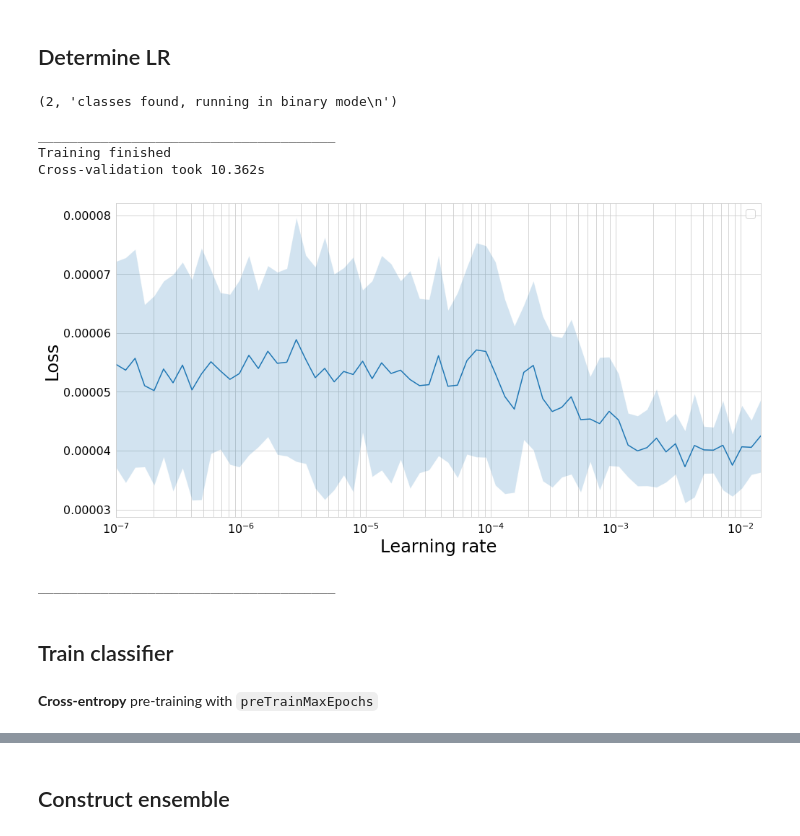
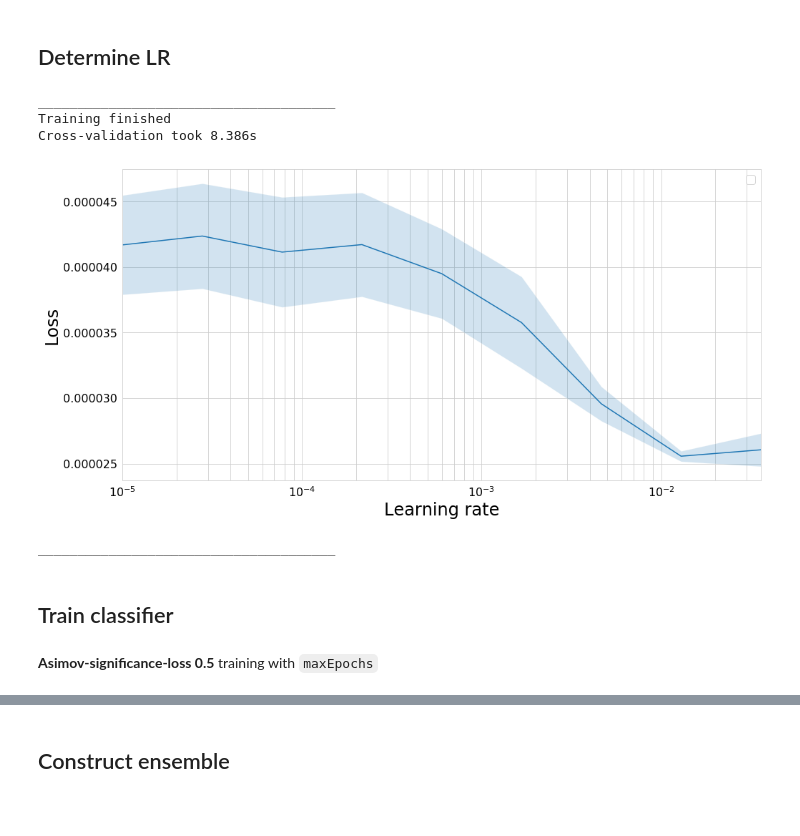
Before and after one commit to telenz/QCHS-2018, a Jupyter notebook: Notebooks/1_2_Model_Baseline-ReLU-CLR-AsimovLoss.ipynb, the cells around one changed output, grey strips where cells are left out. Saved outputs shown, nothing was run; the diff lists cells and outputs as text; code cells hidden in the pictures; blank space fills up the shorter version.

```diff
--- a/Notebooks/1_2_Model_Baseline-ReLU-CLR-AsimovLoss.ipynb
+++ b/Notebooks/1_2_Model_Baseline-ReLU-CLR-AsimovLoss.ipynb
@@ -60,24 +86,42 @@ _B1d20ep06
 # %% [markdown]
 ## Import data
 # %%
-trainData = BatchYielder(h5py.File(dirLoc + 'train.hdf5', "r+"))
+trainData          = BatchYielder(h5py.File(dirLoc + 'train.hdf5', "r+"))
+trainDataTargetMod = BatchYielderTargetMod(h5py.File(dirLoc + 'train.hdf5', "r+"))
+nSplits = trainData.nFolds
 # %% [markdown]
 ## Determine LR
-# %%
-def my_model(**_):
-    return model
-
-lrFinder = batchLRFind(trainData, my_model, modelParams, trainParams,
-                       lrBounds=[1e-7,1e-1], trainOnWeights=True, verbose=0)
-# %% [output]
-(2, 'classes found, running in binary mode\n')
-
-______________________________________
-Training finished
-Cross-validation took 10.362s
-[figure, removed]
-______________________________________
+# %%
+def my_model(**_):
+    return model
+
+
+newModelArgs = modelParams.copy()
+newModelArgs['compileArgs'] = compileArgs.copy()
+newModelArgs['compileArgs']['lr'] = 1e-3
+trainParams['batch_size'] = 256
+patience = 20  # is 50 above
+
+loss = new_loss_functions['asimovSignificanceLossInvert_Sys0p5_S6d92ep02_B4d11ep05']
+#loss = new_loss_functions['significanceLoss2Invert_S6d92ep02_B4d11ep05']
+#loss = new_loss_functions['sOverBLossInvert_S2d01ep03_B1d20ep06']
+#loss = new_loss_functions['sMinusBLossInvert_S2d01ep03_B1d20ep06']
+newModelArgs['compileArgs']['lr'] = 1e-10
+newModelArgs['compileArgs']['loss'] = loss
+trainParams['batch_size'] = 8192
+
+# d = trainData
+d = trainDataTargetMod
+
+lrFinder = batchLRFind(d, getModel, newModelArgs, trainParams,# allFolds=False,
+                       lrBounds=[1e-5,1e-1], trainOnWeights=True, verbose=0, binary=True)
+# %% [output]
+______________________________________
+Training finished
+Cross-validation took 8.386s
+[figure, added]
+______________________________________
 # %% [markdown]
 ## Train classifier
 # %% [markdown]
-<b>Cross-entropy</b> pre-training with ``preTrainMaxEpochs``
+<b>Asimov-significance-loss 0.5</b> training with ``maxEpochs``
```
Also changed, not shown: parts of 45 cells of this notebook, 7 other files.
